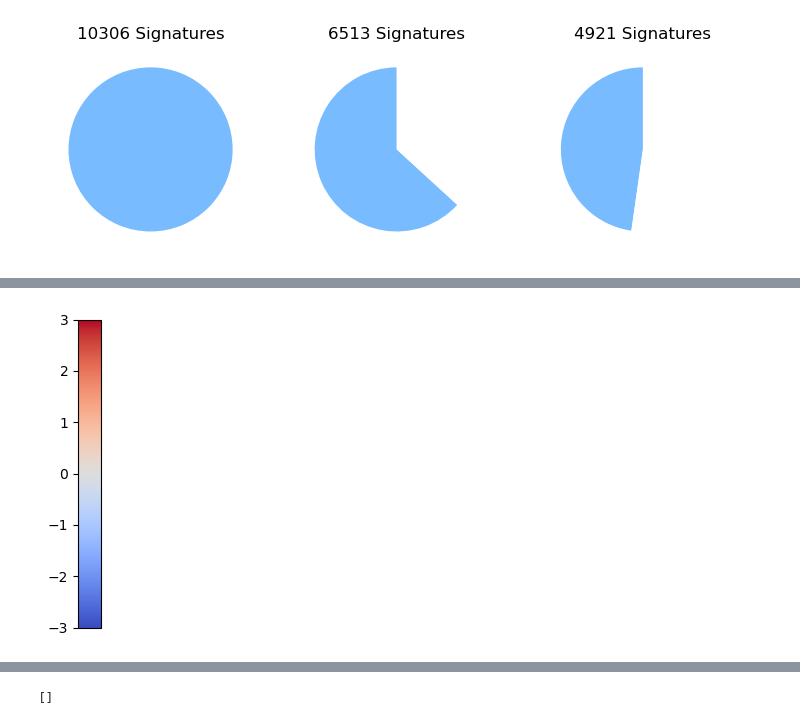
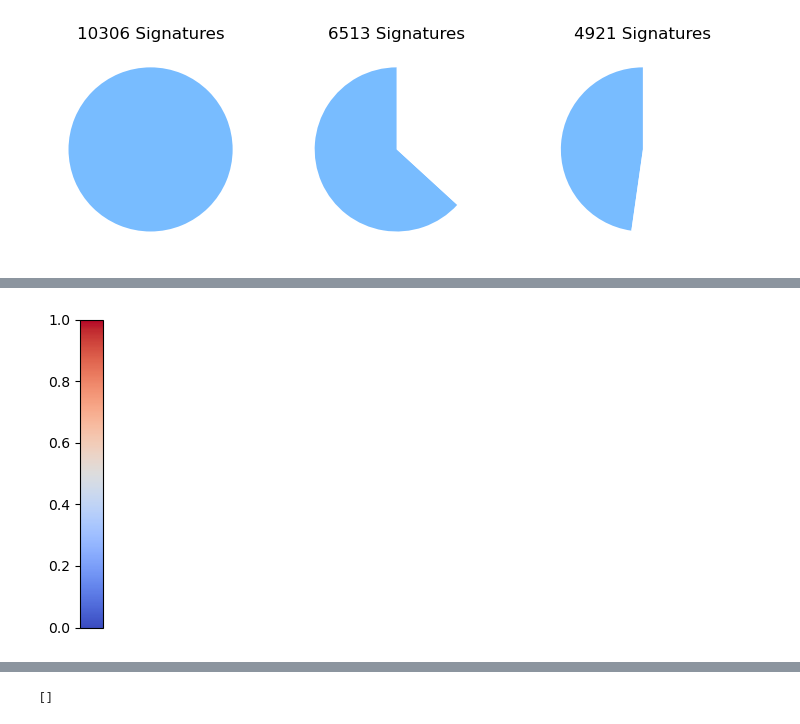
Before and after one commit to 00dylan00/Disease-Signatures, a Jupyter notebook: documentation/DiSignAtlas.Disease_Similarity_Benchmark.bootstrap.MeSH copy.ipynb, the cells around one changed output, grey strips where cells are left out. Drawn from its saved outputs; the diff is of its cells as text; code cells hidden in the pictures.

```diff
--- a/documentation/DiSignAtlas.Disease_Similarity_Benchmark.bootstrap.MeSH copy.ipynb
+++ b/documentation/DiSignAtlas.Disease_Similarity_Benchmark.bootstrap.MeSH copy.ipynb
@@ -1106,7 +1672,11 @@ if metric_evaluated == "Ranking.AdjPValue":
 
 cmap.set_bad(color="black")
 
-if metric_evaluated == "AdjPValue":
+if (
+    (metric_evaluated == "AdjPValue")
+    or (metric_evaluated == "PValue")
+    or (metric_evaluated == "ReAdjPValue")
+):
     min_val = 0
     max_val = 1
     cluster = True
@@ -1252,7 +1822,11 @@ import seaborn as sns
 import numpy as np
 
 # Set min and max values based on 'metric_evaluated'
-if metric_evaluated == "AdjPValue":
+if (
+    (metric_evaluated == "AdjPValue")
+    or (metric_evaluated == "PValue")
+    or (metric_evaluated == "ReAdjPValue")
+):
     min_val = 0
     max_val = 1
 elif metric_evaluated == "Log2FC":
@@ -1287,34 +1861,34 @@ sm.set_array([])  # You can safely ignore this line as it's just to avoid warnin
 
 # Create the color bar
 cbar = plt.colorbar(sm, cax=ax)
 
 # Set the label of the color bar based on the metric evaluated
 # cbar.set_label(metric_evaluated)
 
 # Move color bar tick labels and lines to the left
 cbar.ax.yaxis.set_ticks_position("left")  # This moves tick lines to the left
 cbar.ax.yaxis.set_label_position(
     "left"
 )  # This ensures the label is aligned with the ticks
 cbar.ax.yaxis.set_tick_params(
     labelleft=True, labelright=False
 )  # Adjusts labels to the left
 
 
 # Save the color bar as a separate figure
 plt.savefig(
     os.path.join(
         "..",
         "results",
         "figures",
         "DiSignAtlas",
         f"mesh.cbar_{metric_evaluated}.png",
     ),
     dpi=300,
     bbox_inches="tight",
 )
 # %% [output]
-[figure, old version]
+[figure, new version]
 # %%
 # plot value distribution
 
```
Also changed, not shown: parts of 62 cells of this notebook.
